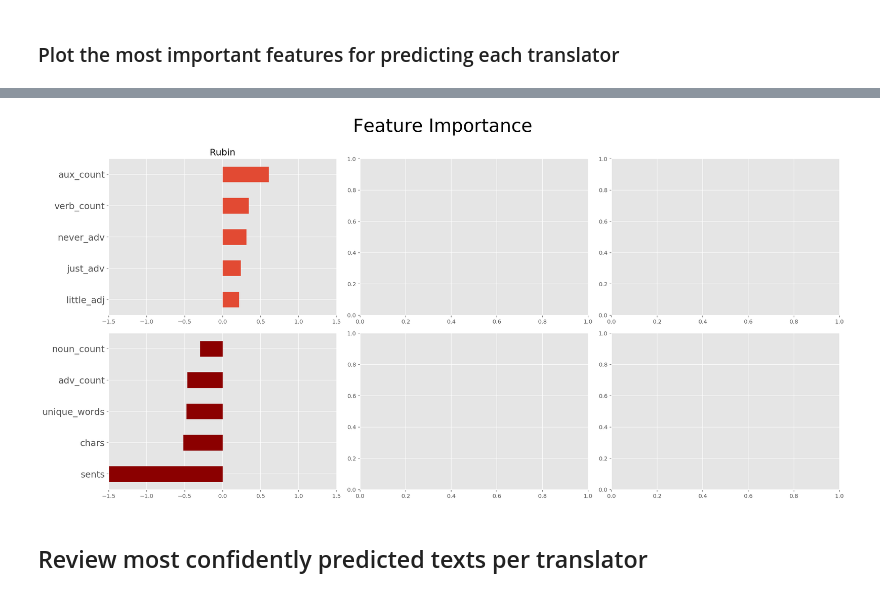
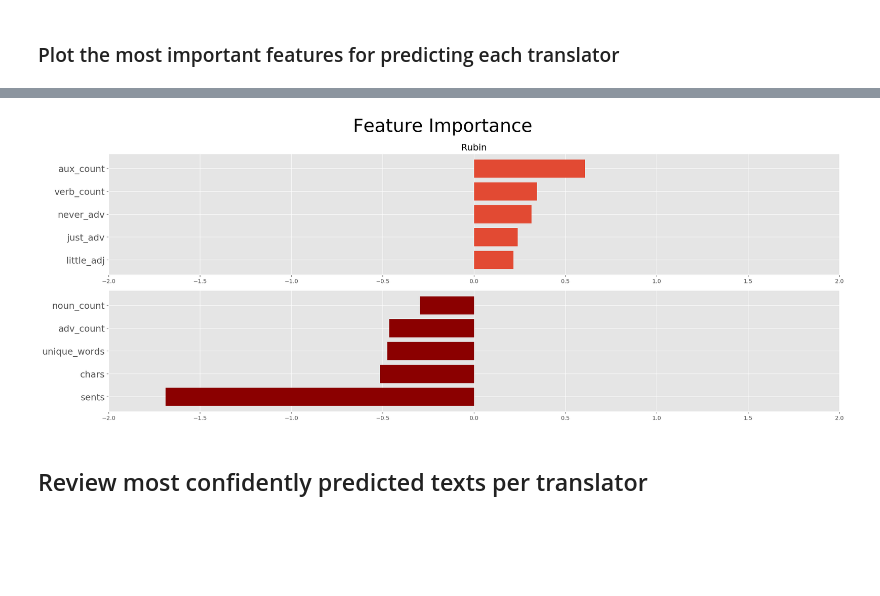
Before and after one commit to steven-mcdonald/murakami_translators, a Jupyter notebook: notebooks/09c_lreg_same_text_check-v01.ipynb, the cells around one changed output, grey strips where cells are left out. Drawn from its saved outputs; the diff is of its cells as text; code cells hidden in the pictures; blank space fills up the shorter version.

```diff
--- a/notebooks/09c_lreg_same_text_check-v01.ipynb
+++ b/notebooks/09c_lreg_same_text_check-v01.ipynb
@@ -318,18 +318,18 @@ df_coef = df_coef.T
 # %%
 plt.style.use('ggplot')
 
-fig, ax = plt.subplots(nrows=2, ncols=len(df_coef.columns), figsize=(20, 10))
+fig, ax = plt.subplots(nrows=2, ncols=len(df_coef.columns), figsize=(20, 8))
 fig.suptitle('Feature Importance', fontsize=32)
 
 
 for i, col in enumerate(df_coef.columns):
-    df_coef[col].sort_values(ascending=True).tail(5).plot(kind='barh', ax=ax[0,i])
+    df_coef[col].sort_values(ascending=True).tail(5).plot(kind='barh', ax=ax[0,i], width=0.8)
     ax[0,i].set_title(str(col), fontsize=18)
     ax[0,i].set_xlim(-1.5, 1.5)
     ax[0,i].tick_params(axis='y', labelsize=16)
 
 
-    df_coef[col].sort_values(ascending=True).head(5).plot(kind='barh', ax=ax[1,i], color='darkred')
+    df_coef[col].sort_values(ascending=True).head(5).plot(kind='barh', ax=ax[1,i], color='darkred', width=0.8)
     ax[1,i].set_xlim(-1.5, 1.5)
     ax[1,i].tick_params(axis='y', labelsize=16)
 
@@ -640,37 +660,36 @@ df_2_coef = df_2_coef.T
 # %%
 plt.style.use('ggplot')
 
-fig, ax = plt.subplots(nrows=2, ncols=3, figsize=(20, 10))
+fig, ax = plt.subplots(nrows=2, figsize=(20, 8))
 fig.suptitle('Feature Importance', fontsize=32)
 
 
-# df_2_coef[col].sort_values(ascending=True).tail(5).plot(kind='barh', ax=ax[0], width=0.8)
-df_2_coef[col].sort_values(ascending=True).tail(5).plot(kind='barh', ax=ax[0,0])
-ax[0,0].set_title(str(col), fontsize=18)
-ax[0,0].set_xlim(-1.5, 1.5)
-ax[0,0].tick_params(axis='y', labelsize=16)
+df_2_coef['coefs_0'].sort_values(ascending=True).tail(5).plot(kind='barh', ax=ax[0], width=0.8)
+ax[0].set_title(str(col), fontsize=18)
+ax[0].set_xlim(-2.0, 2.0)
+ax[0].tick_params(axis='y', labelsize=16)
 
 
-df_2_coef[col].sort_values(ascending=True).head(5).plot(kind='barh', ax=ax[1,0], color='darkred')
-ax[1,0].set_xlim(-1.5, 1.5)
-ax[1,0].tick_params(axis='y', labelsize=16)
+df_2_coef['coefs_0'].sort_values(ascending=True).head(5).plot(kind='barh', ax=ax[1], color='darkred', width=0.8)
+ax[1].set_xlim(-2.0, 2.0)
+ax[1].tick_params(axis='y', labelsize=16)
 
 #     ax[1,i].xticks(fontsize=14)
 
-ax[0,0].set_title('Rubin', fontsize=16)
+ax[0].set_title('Rubin', fontsize=16)
 # ax[0,1].set_title('Rubin', fontsize=16)
 # ax[0,2].set_title('Gabriel', size=16)
 fig.tight_layout(rect=[0, 0.03, 1, 0.92])
 # plt.tight_layout()
 
 
 # fig.suptitle('Largest Coefficient per Translator', fontsize=32, y=1.05)
 
 plt.savefig('../../../../Documents/murakami/plots/top_lreg_coeffs_rerun_02.png')
 
 plt.show()
 # %% [output]
-[figure, old version]
+[figure, new version]
 # %% [markdown]
 ## Review most confidently predicted texts per translator
 # %%
```
Also changed, not shown: parts of 2 cells of this notebook, 5 other files.
